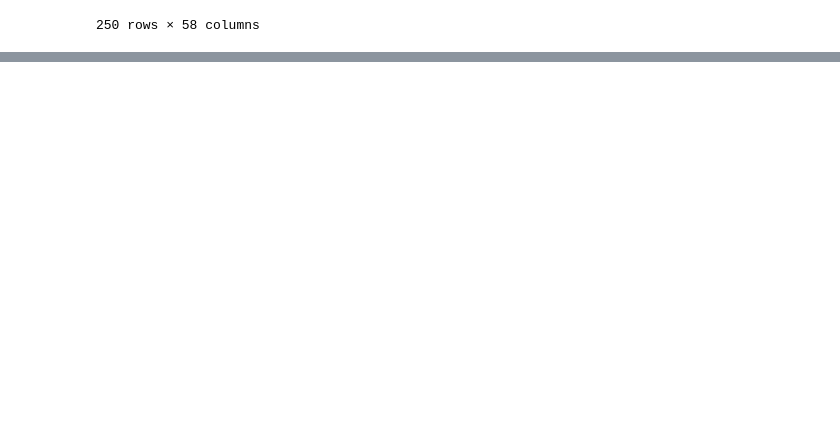
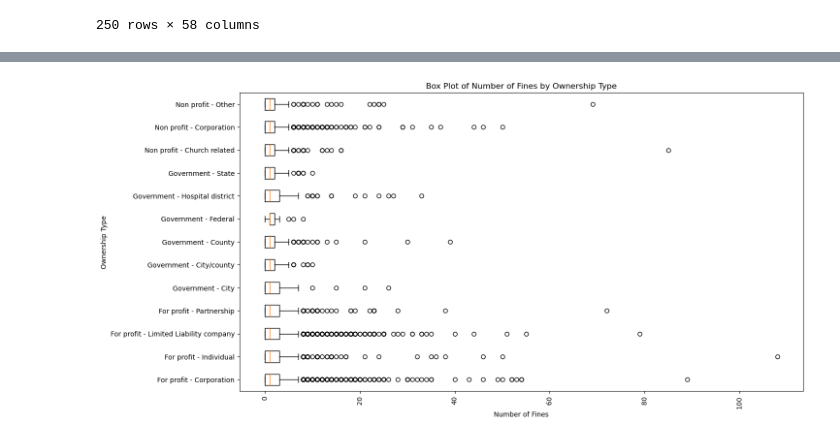
Before and after one commit to mcscodes/Project-1-Data-Visualization, a Jupyter notebook: NursingHomeDataVisualization.ipynb, the cells around one changed output, grey strips where cells are left out. Saved outputs shown, nothing was run; the diff lists cells and outputs as text; code cells hidden in the pictures; blank space fills up the shorter version.

Commit message:
Added charts discussed today

```diff
--- a/NursingHomeDataVisualization.ipynb
+++ b/NursingHomeDataVisualization.ipynb
@@ -226,0 +329,31 @@ Bar chart successfully saved to Images\State_Ratings_Mean.png
+# %%
+# Create a new column to categorize the subcategories into main categories
+nursinghomedata['Main Category'] = nursinghomedata['Ownership Type'].replace({
+    'For profit - Corporation': 'For Profit',
+    'Government - County': 'Government',
+    'For profit - Individual': 'For Profit',
+    'For profit - Limited Liability company': 'For Profit',
+    'Non profit - Corporation': 'Non Profit',
+    'Non profit - Other': 'Non Profit',
+    'For profit - Partnership': 'For Profit',
+    'Government - City': 'Government',
+    'Non profit - Church related': 'Non Profit',
+    'Government - City/county': 'Government',
+    'Government - Federal': 'Government',
+    'Government - State': 'Government',
+    'Government - Hospital district': 'Government'
+})
+
+# Group the data based on the new main category
+grouped_data = nursinghomedata.groupby('Main Category')['Number of Fines'].count()
+
+# Create a bar chart
+plt.figure(figsize=(10, 6))
+grouped_data.plot(kind='bar', color='skyblue')
+plt.xlabel('Ownership Type')
+plt.ylabel('Number of Fines')
+plt.title('Number of Fines by Ownership Type')
+plt.xticks(rotation=90)
+plt.grid(axis='y')
+
+plt.show()
@@ -226,0 +362,13 @@ Bar chart successfully saved to Images\State_Ratings_Mean.png
+# %%
+grouped_data = nursinghomedata.groupby('Ownership Type')['Number of Fines']
+
+# Create a box plot for each ownership type group
+plt.figure(figsize=(15,8))
+plt.boxplot([group.values for name, group in grouped_data], labels=[name for name, group in grouped_data], vert=False)
+plt.ylabel('Ownership Type')
+plt.xlabel('Number of Fines')
+plt.title('Box Plot of Number of Fines by Ownership Type')
+plt.xticks(rotation=90)
+plt.show()
+# %% [output]
+[figure, added]
```
Also changed, not shown: parts of 34 cells of this notebook, 2 other files.
